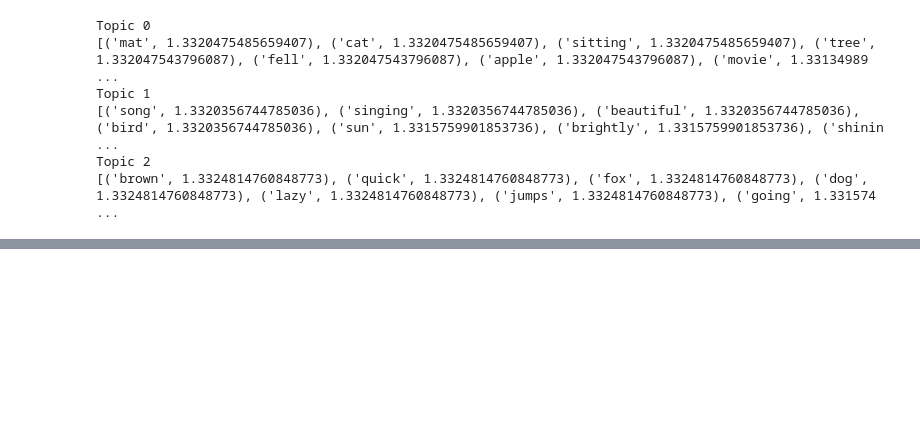
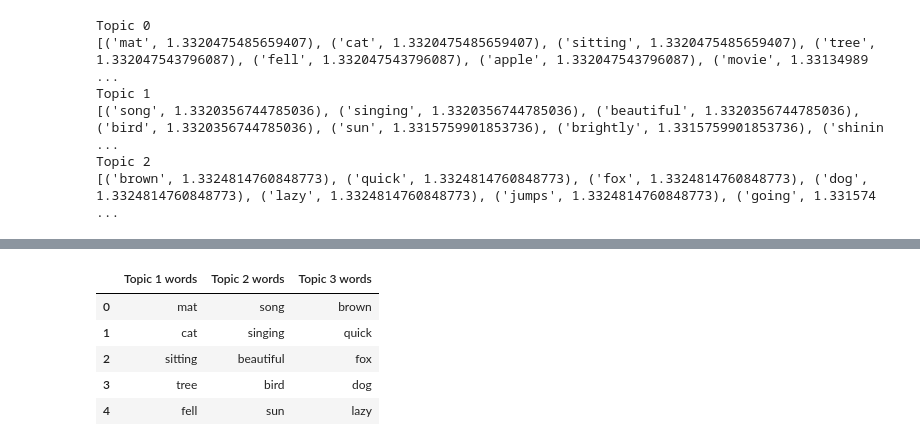
Before and after one commit to devanganaB/LDA-Topic-modelling, a Jupyter notebook: LDA_Topic_Modelling.ipynb, the cells around one changed output, grey strips where cells are left out. Drawn from its saved outputs; the diff is of its cells as text; code cells hidden in the pictures; blank space fills up the shorter version.

```diff
--- a/LDA_Topic_Modelling.ipynb
+++ b/LDA_Topic_Modelling.ipynb
@@ -137,0 +158,11 @@ Topic 2
+# %%
+def display_topics(model, feature_names, no_top_words):
+  topic_dict={}
+
+  for topic_idx, topic in enumerate(model.components_):
+    topic_dict["Topic %d words" % (topic_idx+1)]= [feature_names[i] for i in topic.argsort()[:-no_top_words - 1:-1]]
+
+  return topic_dict
+# %%
+no_top_words=5
+topics=display_topics(lda, vectorizer.get_feature_names_out(), no_top_words)
@@ -137,0 +175,10 @@ Topic 2
+# %%
+topics_df = pd.DataFrame(topics)
+topics_df
+# %% [output]
+|  | Topic 1 words | Topic 2 words | Topic 3 words |
+| 0 | mat | song | brown |
+| 1 | cat | singing | quick |
+| 2 | sitting | beautiful | fox |
+| 3 | tree | bird | dog |
+| 4 | fell | sun | lazy |
```
Also changed, not shown: parts of 3 cells of this notebook.
